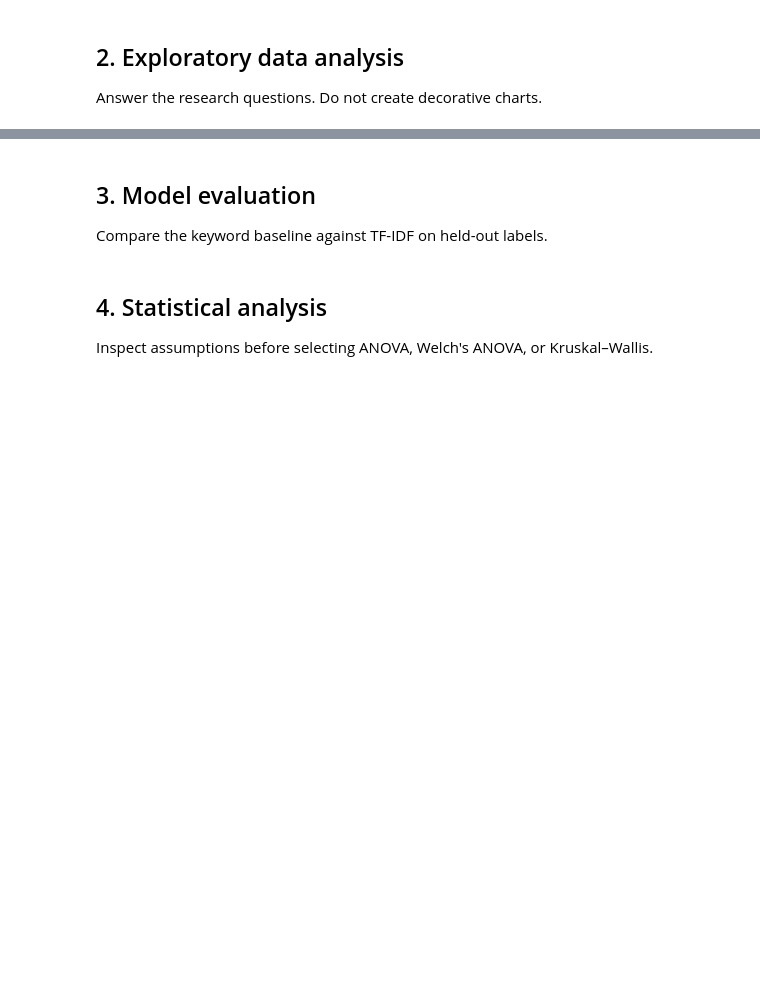
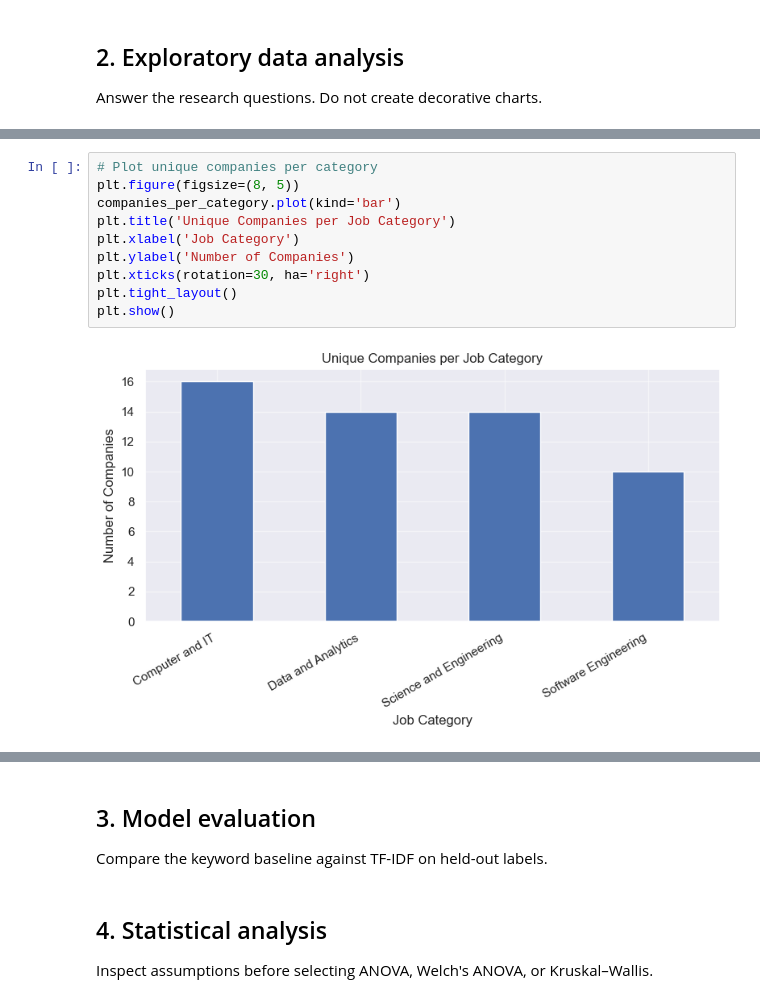
Before and after one commit to Kietkiet1109/OptiMatch-App, a Jupyter notebook: notebooks/analysis.ipynb, the cells around one changed output, grey strips where cells are left out. Drawn from its saved outputs; the diff is of its cells as text; blank space fills up the shorter version.

```diff
--- a/notebooks/analysis.ipynb
+++ b/notebooks/analysis.ipynb
@@ -22,0 +108,12 @@ Answer the research questions. Do not create decorative charts.
+# %%
+# Plot unique companies per category
+plt.figure(figsize=(8, 5))
+companies_per_category.plot(kind='bar')
+plt.title('Unique Companies per Job Category')
+plt.xlabel('Job Category')
+plt.ylabel('Number of Companies')
+plt.xticks(rotation=30, ha='right')
+plt.tight_layout()
+plt.show()
+# %% [output]
+[figure, added]
```
Also changed, not shown: parts of 33 cells of this notebook, 1 other file.
